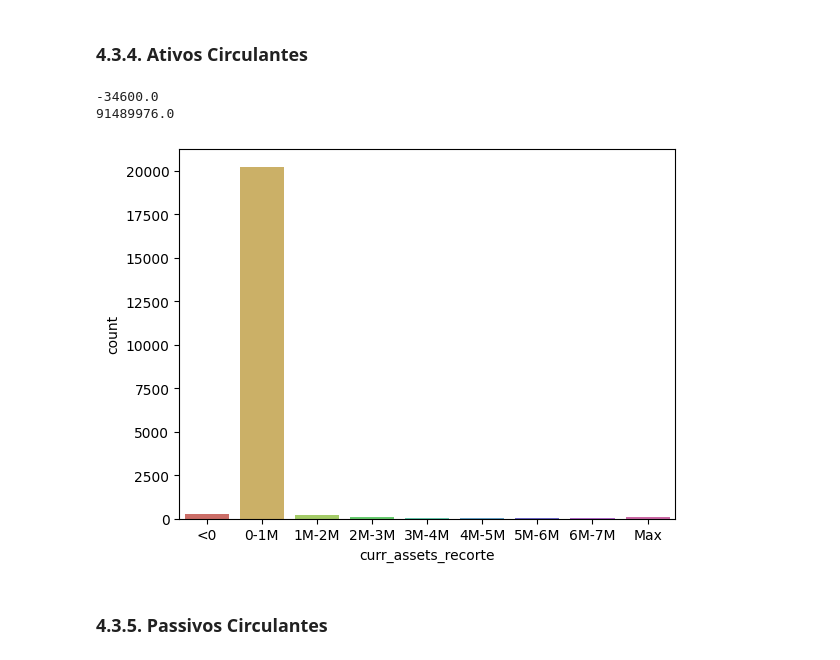
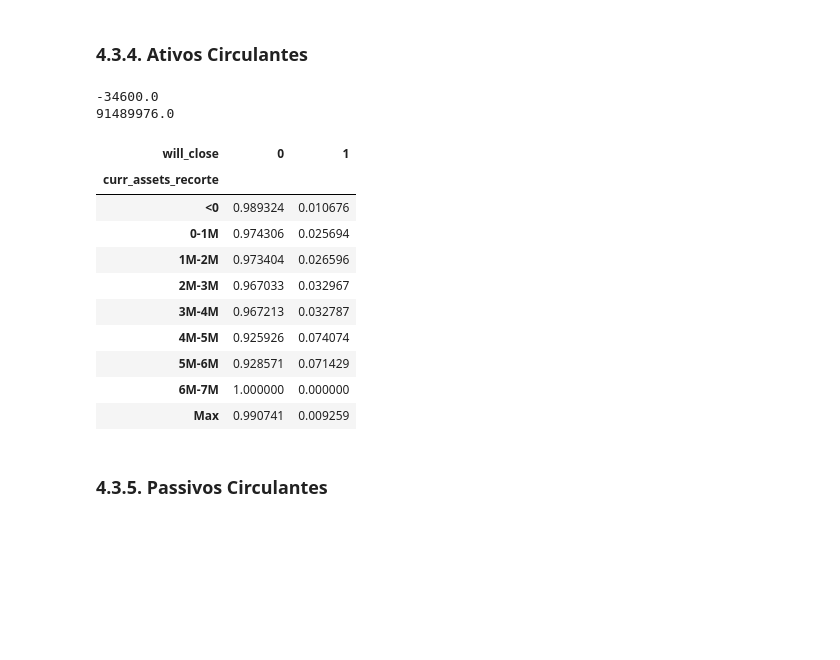
Before and after one commit to adambry/Atividade_Integradora_1T, a Jupyter notebook: PI_Main_Final.ipynb, the cells around one changed output. Saved outputs shown, nothing was run; the diff lists cells and outputs as text; code cells hidden in the pictures; blank space fills up the shorter version.

```diff
--- a/PI_Main_Final.ipynb
+++ b/PI_Main_Final.ipynb
@@ -458,27 +470,29 @@ df = df.drop(['amort_recorte'], axis=1)
 # %%
 # verificando 10 recortes da variável curr_assets e a porcentagem de empresas fechadas em cada recorte:
 print(df['curr_assets'].min())
 print(df['curr_assets'].max())
 
 # criando recortes para a variável:
 
 df['curr_assets_recorte'] = pd.cut(df['curr_assets'], bins=[df['curr_assets'].min(), 0, 1000000, 2000000, 3000000, 4000000, 5000000, 6000000, 7000000, df['curr_assets'].max() ], labels=['<0', '0-1M', '1M-2M', '2M-3M', '3M-4M', '4M-5M', '5M-6M', '6M-7M', 'Max'])
 
 # tabela com porcentagem de empresas fechadas por curr_assets_recorte:
 
 pd.crosstab(df['curr_assets_recorte'], df['will_close']).apply(lambda r: r/r.sum(), axis=1)
-
-# fazendo gráfico:
-
-sns.countplot(x='curr_assets_recorte', data=df, palette='hls')
-plt.show()
-
-# dropando a coluna 'curr_assets_recorte':
-df = df.drop('curr_assets_recorte', axis=1)
 # %% [output]
 -34600.0
 91489976.0
-[figure, removed]
+| will_close | 0 | 1 |
+| curr_assets_recorte |  |  |
+| <0 | 0.989324 | 0.010676 |
+| 0-1M | 0.974306 | 0.025694 |
+| 1M-2M | 0.973404 | 0.026596 |
+| 2M-3M | 0.967033 | 0.032967 |
+| 3M-4M | 0.967213 | 0.032787 |
+| 4M-5M | 0.925926 | 0.074074 |
+| 5M-6M | 0.928571 | 0.071429 |
+| 6M-7M | 1.000000 | 0.000000 |
+| Max | 0.990741 | 0.009259 |
 # %% [markdown]
 ### 4.3.5. Passivos Circulantes
 # %%
```
Also changed, not shown: parts of 15 cells of this notebook, 1 other file.
